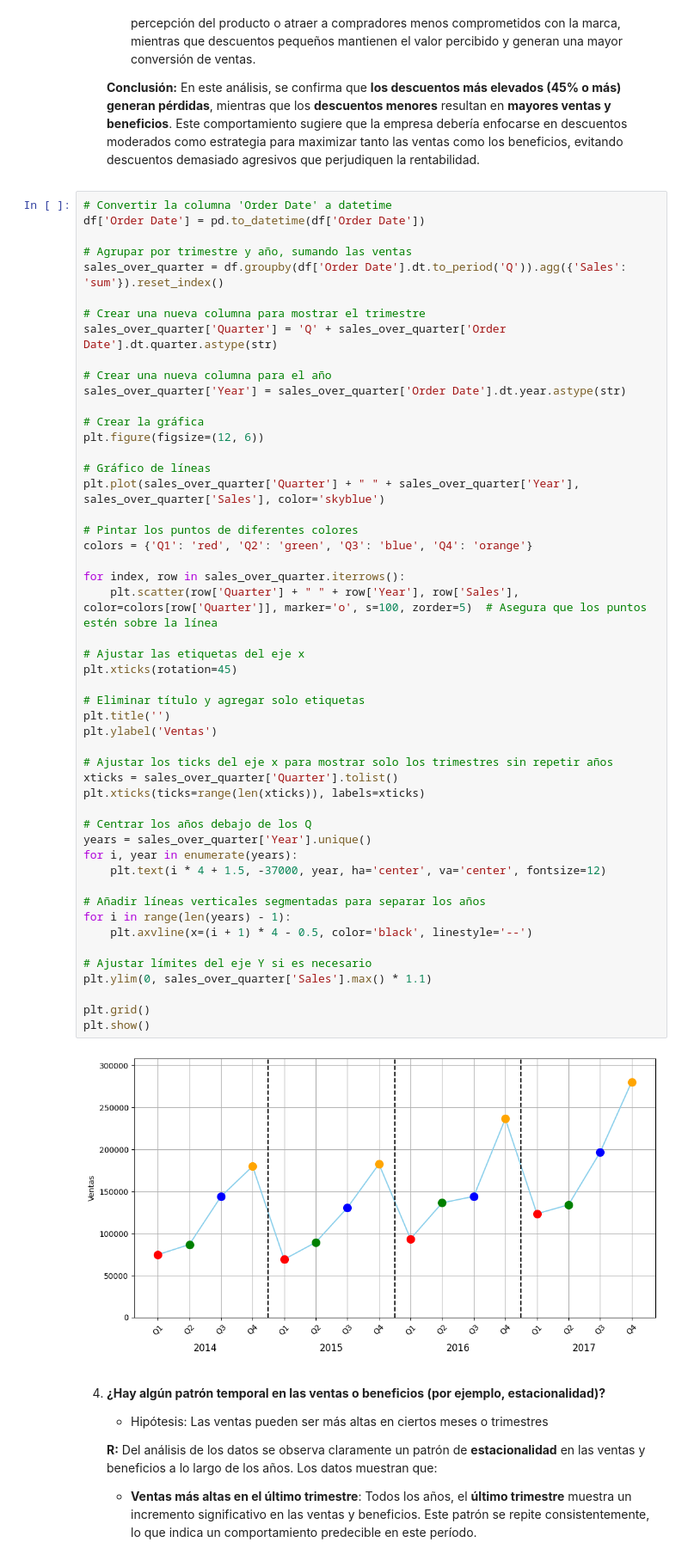
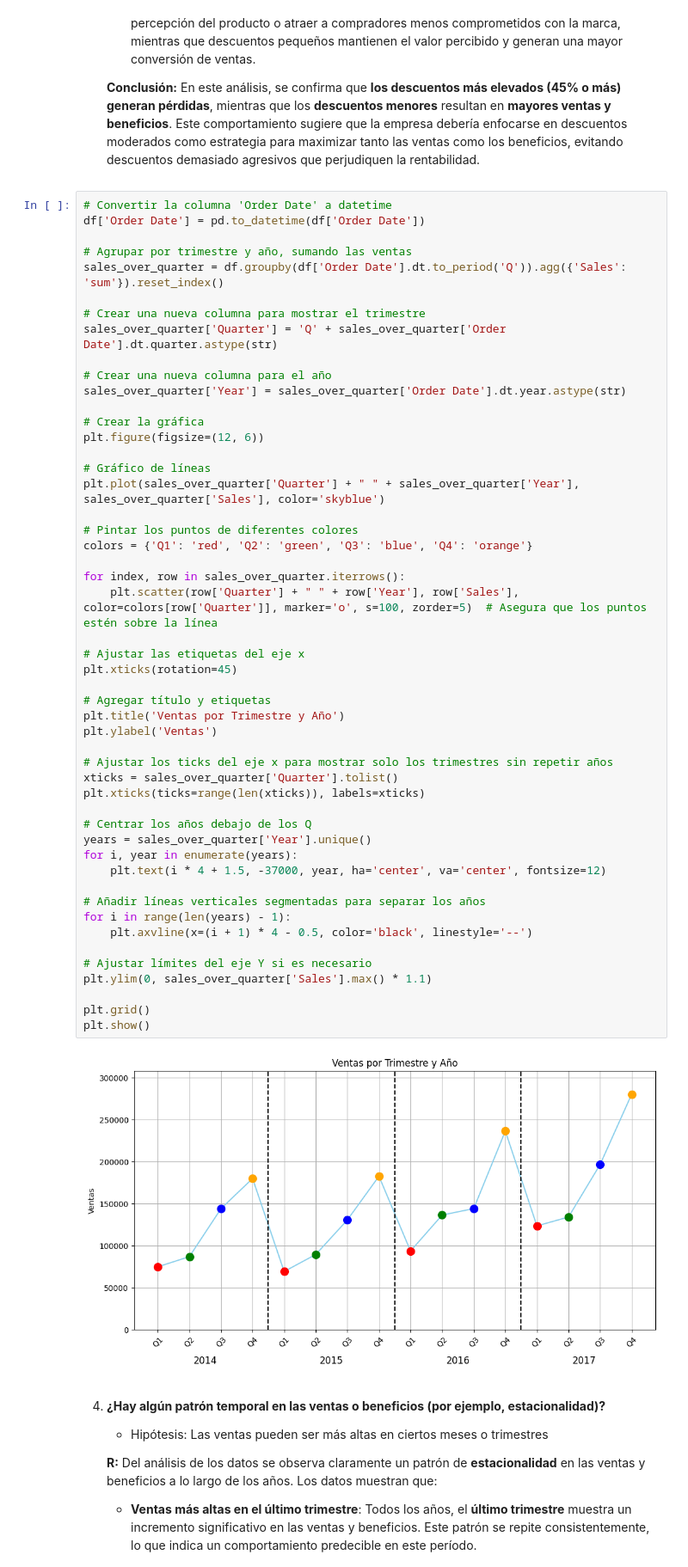
Before and after one commit to NicolasAlarconS/data_science, a Jupyter notebook: nicoals_alarcon_notebook.ipynb, the cells around one changed output. Shown at 86% size. Drawn from its saved outputs; the diff is of its cells as text.

```diff
--- a/nicoals_alarcon_notebook.ipynb
+++ b/nicoals_alarcon_notebook.ipynb
@@ -228,36 +235,36 @@ plt.plot(sales_over_quarter['Quarter'] + " " + sales_over_quarter['Year'], sales
 # Pintar los puntos de diferentes colores
 colors = {'Q1': 'red', 'Q2': 'green', 'Q3': 'blue', 'Q4': 'orange'}
 
 for index, row in sales_over_quarter.iterrows():
     plt.scatter(row['Quarter'] + " " + row['Year'], row['Sales'], color=colors[row['Quarter']], marker='o', s=100, zorder=5)  # Asegura que los puntos estén sobre la línea
 
 # Ajustar las etiquetas del eje x
 plt.xticks(rotation=45)
 
-# Eliminar título y agregar solo etiquetas
-plt.title('')
+# Agregar título y etiquetas
+plt.title('Ventas por Trimestre y Año')
 plt.ylabel('Ventas')
 
 # Ajustar los ticks del eje x para mostrar solo los trimestres sin repetir años
 xticks = sales_over_quarter['Quarter'].tolist()
 plt.xticks(ticks=range(len(xticks)), labels=xticks)
 
 # Centrar los años debajo de los Q
 years = sales_over_quarter['Year'].unique()
 for i, year in enumerate(years):
     plt.text(i * 4 + 1.5, -37000, year, ha='center', va='center', fontsize=12)
 
 # Añadir líneas verticales segmentadas para separar los años
 for i in range(len(years) - 1):
     plt.axvline(x=(i + 1) * 4 - 0.5, color='black', linestyle='--')
 
 # Ajustar límites del eje Y si es necesario
 plt.ylim(0, sales_over_quarter['Sales'].max() * 1.1)
 
 plt.grid()
 plt.show()
 # %% [output]
-[figure, old version]
+[figure, new version]
 # %% [markdown]
 4. **¿Hay algún patrón temporal en las ventas o beneficios (por ejemplo, estacionalidad)?**
    - Hipótesis: Las ventas pueden ser más altas en ciertos meses o trimestres
```
Also changed, not shown: parts of 4 cells of this notebook.
